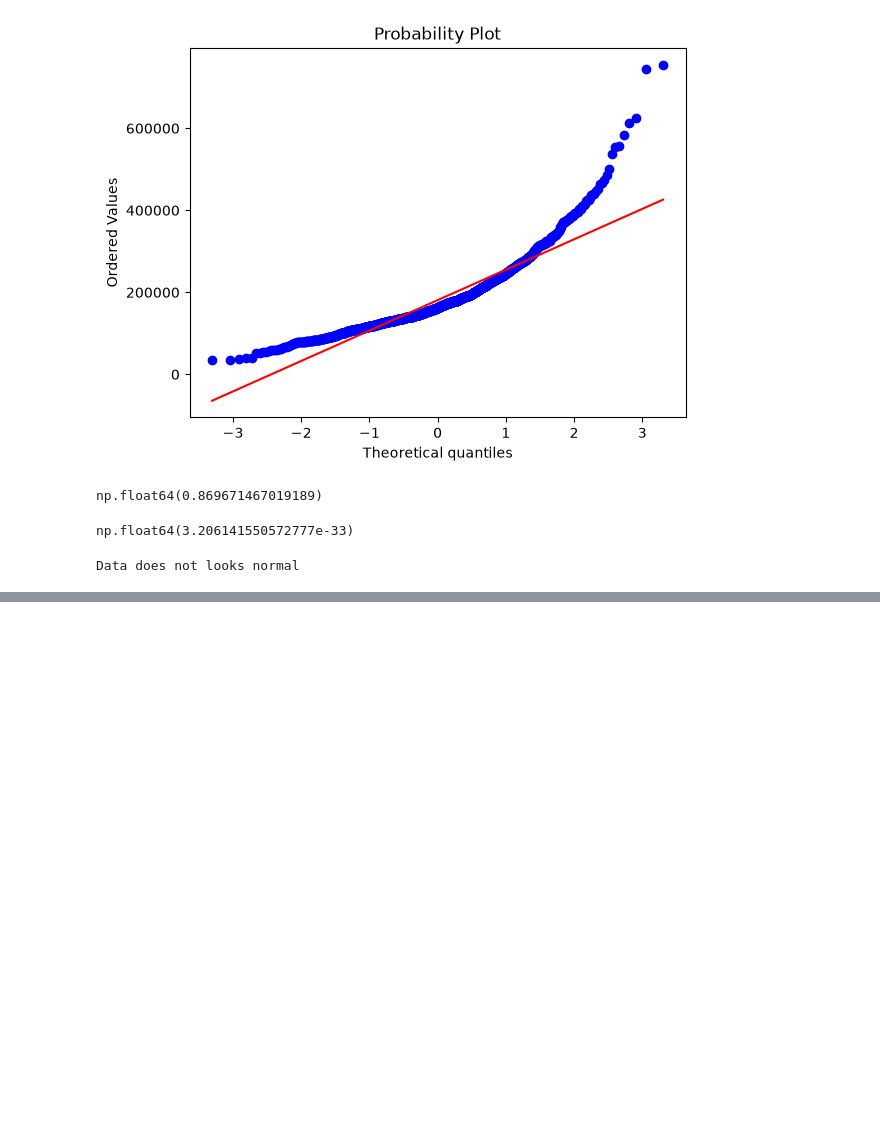
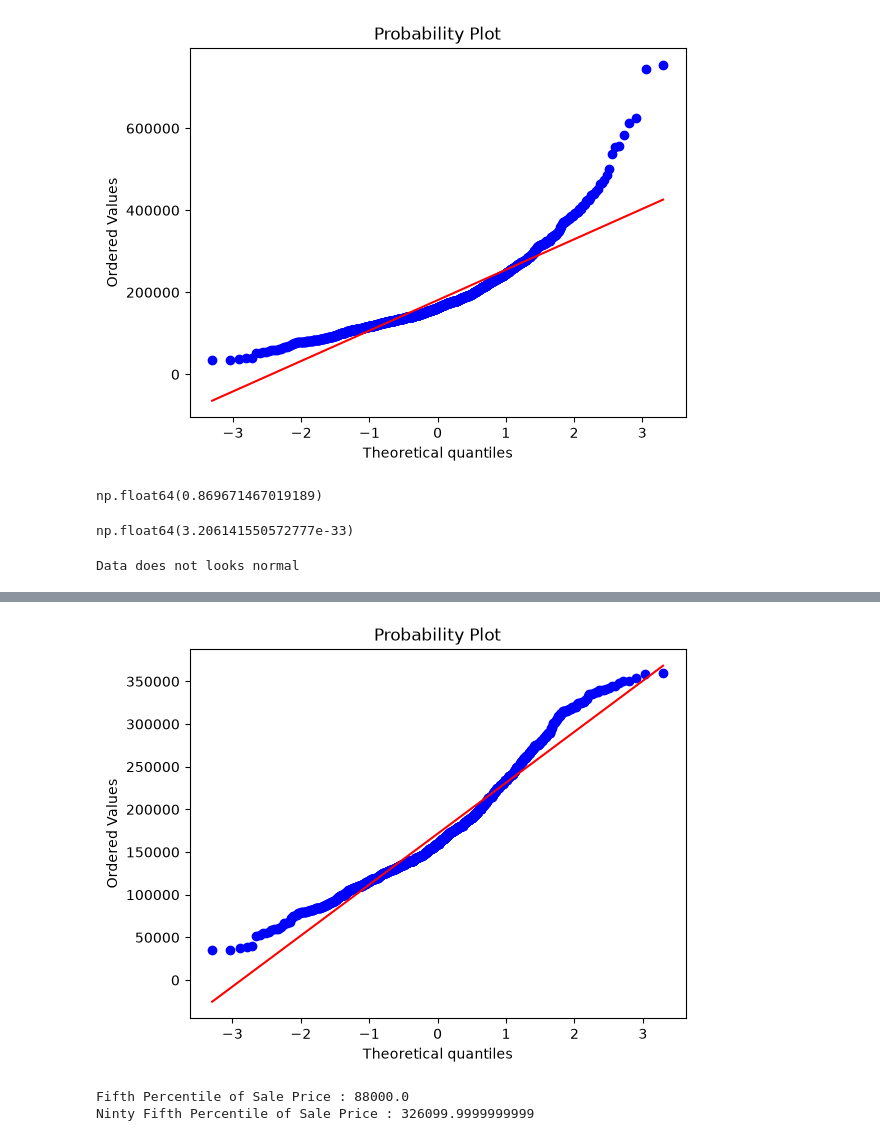
Before and after one commit to manojbalineni/Gen-AI, a Jupyter notebook: 10_Feature_Engineering/02_Feature_Engineering.ipynb, the cells around one changed output, grey strips where cells are left out. Saved outputs shown, nothing was run; the diff lists cells and outputs as text; code cells hidden in the pictures; blank space fills up the shorter version.

```diff
--- a/10_Feature_Engineering/02_Feature_Engineering.ipynb
+++ b/10_Feature_Engineering/02_Feature_Engineering.ipynb
@@ -837,0 +851,5 @@ Number of outliers : 9
+# %%
+constant_value = 0.6745
+median = dataset_3['SalePrice'].median()
+mad = median_abs_deviation(dataset_3['SalePrice'])
+dataset_3['SalePrice_Z_mod'] = (constant_value * (dataset_3['SalePrice'] - median)) / (mad)
@@ -837,0 +878,9 @@ Number of outliers : 9
+# %%
+# QQ Plot with out Outliers for Sale Price
+
+without_outliers_z_mod = dataset_3[dataset_3['SalePrice_Z_mod'].abs() <= 3.5]
+
+stats.probplot(without_outliers_z_mod['SalePrice'] , dist ='norm' , plot=plt)
+plt.show()
+# %% [output]
+[figure, added]
@@ -837,0 +897,11 @@ Number of outliers : 9
+# %%
+# Manual Caluculation of 5th and 95th percentile
+
+percentile_5 = dataset_3['SalePrice'].quantile(0.05)
+percentile_95 = dataset_3['SalePrice'].quantile(0.95)
+
+print(f"Fifth Percentile of Sale Price : {percentile_5}")
+print(f"Ninty Fifth Percentile of Sale Price : {percentile_95}")
+# %% [output]
+Fifth Percentile of Sale Price : 88000.0
+Ninty Fifth Percentile of Sale Price : 326099.9999999999
```
Also changed, not shown: parts of 16 cells of this notebook.
